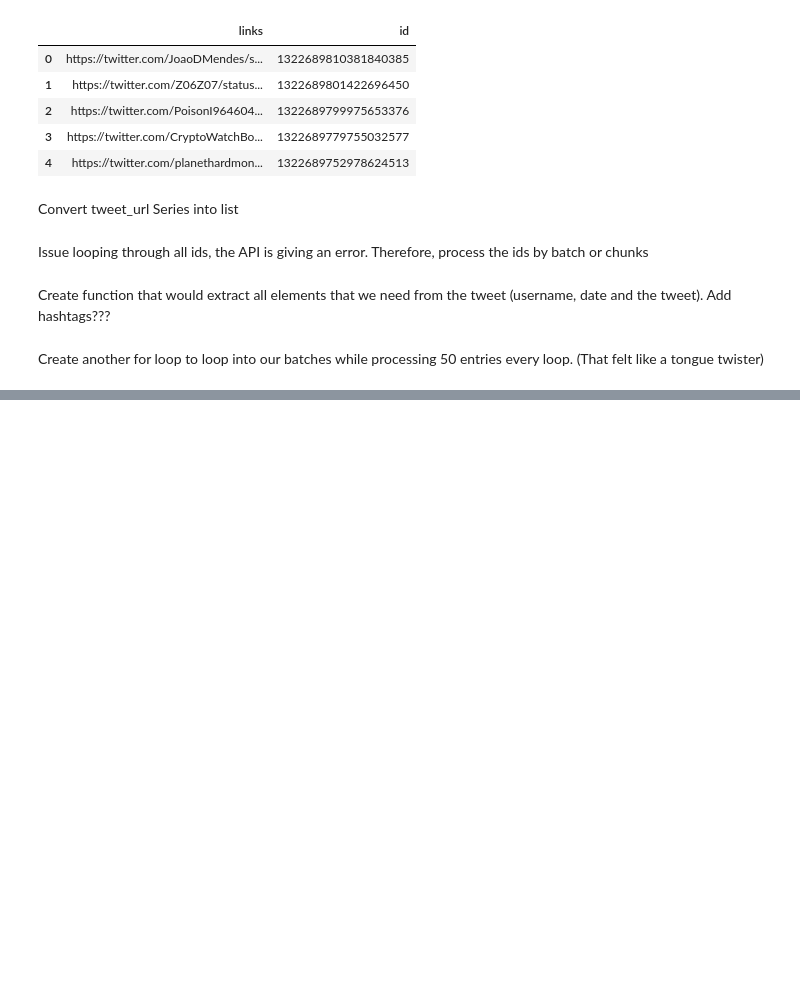
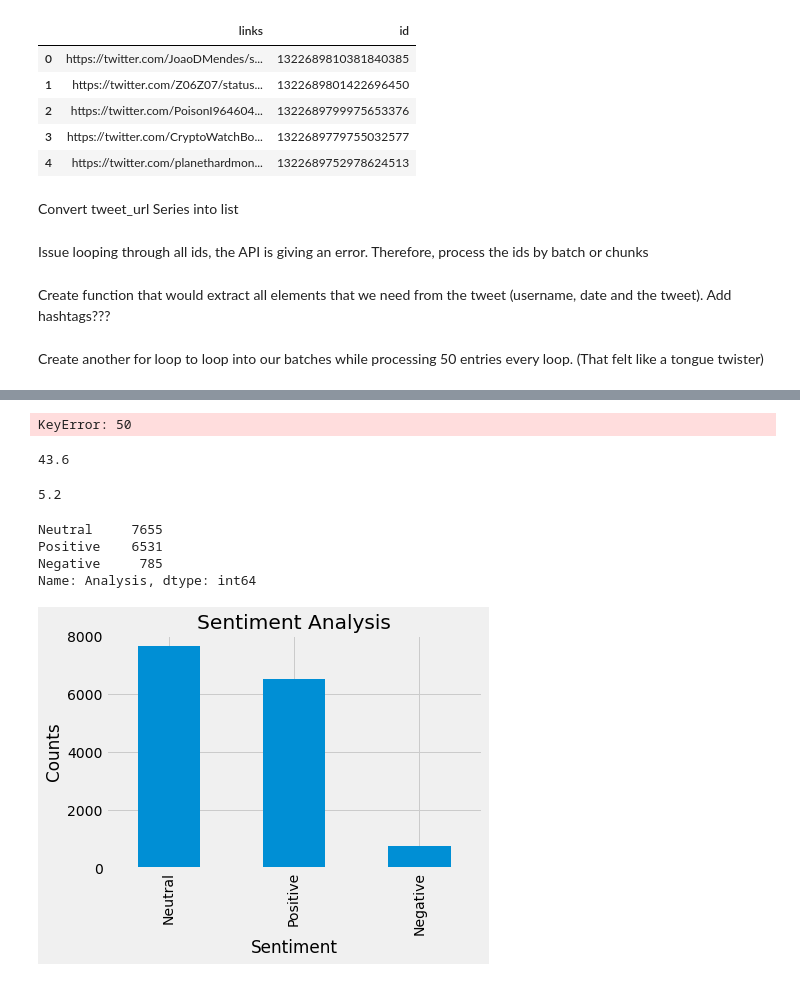
Before and after one commit to ridwan102/BTC_Sentiment, a Jupyter notebook: practice.ipynb, the cells around one changed output, grey strips where cells are left out. Cells and saved outputs as stored; diff of their text form; code cells hidden in the pictures; blank space fills up the shorter version.

```diff
--- a/practice.ipynb
+++ b/practice.ipynb
@@ -93,0 +301,13 @@ NameError: name 'api' is not defined
+# %%
+# Create a function to compute negative (-1), neutral (0) and positive (+1) analysis
+def getAnalysis(score):
+    if score < 0:
+        return 'Negative'
+    elif score == 0:
+        return 'Neutral'
+    else:
+        return 'Positive'
+
+tweets['Analysis'] = tweets['Polarity'].apply(getAnalysis)
+# Show the dataframe
+tweets
@@ -93,0 +374,47 @@ NameError: name 'api' is not defined
+# %%
+# Plotting
+plt.figure(figsize=(8,6))
+for i in range(0, tweets.shape[0]):
+    plt.scatter(tweets["Polarity"][i], tweets["Subjectivity"][i], color='Blue')
+# plt.scatter(x,y,color)
+# plt.title('Sentiment Analysis')
+# plt.xlabel('Polarity')
+# plt.ylabel('Subjectivity')
+# plt.show()
+# %% [output]
+KeyError: 50
+# %%
+# Print the percentage of positive tweets
+ptweets = tweets[tweets.Analysis == 'Positive']
+ptweets = ptweets['tweet']
+ptweets
+
+round( (ptweets.shape[0] / tweets.shape[0]) * 100 , 1)
+# %% [output]
+43.6
+# %%
+# Print the percentage of negative tweets
+ntweets = tweets[tweets.Analysis == 'Negative']
+ntweets = ntweets['tweet']
+ntweets
+
+round( (ntweets.shape[0] / tweets.shape[0]) * 100, 1)
+# %% [output]
+5.2
+# %%
+# Show the value counts
+tweets['Analysis'].value_counts()
+# %% [output]
+Neutral     7655
+Positive    6531
+Negative     785
+Name: Analysis, dtype: int64
+# %%
+# Plotting and visualizing the counts
+plt.title('Sentiment Analysis')
+plt.xlabel('Sentiment')
+plt.ylabel('Counts')
+tweets['Analysis'].value_counts().plot(kind = 'bar')
+plt.show()
+# %% [output]
+[figure, added]
```
Also changed, not shown: parts of 34 cells of this notebook, 3 other files.
